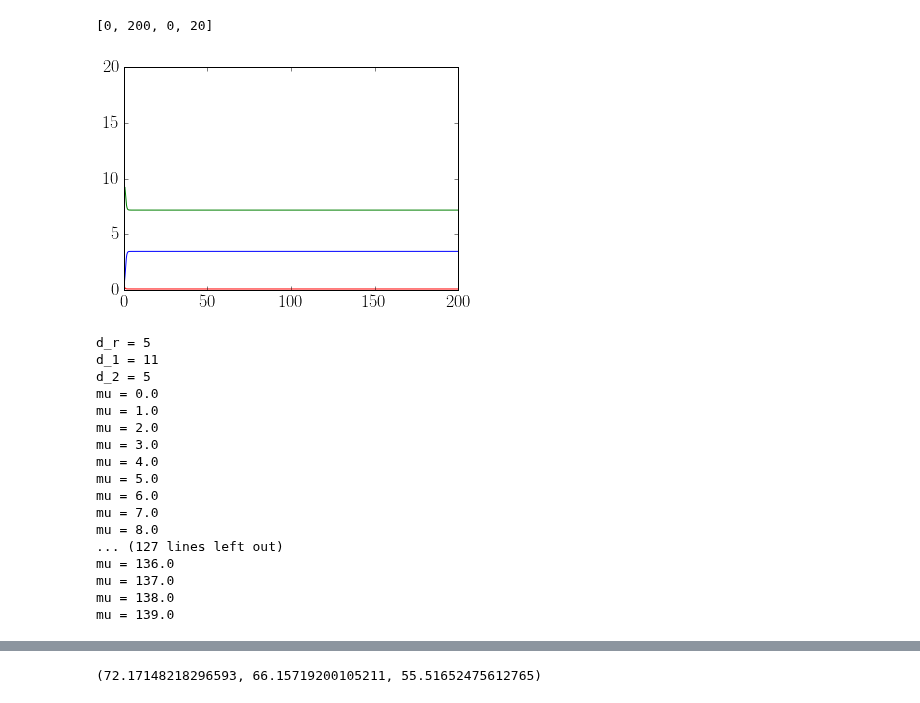
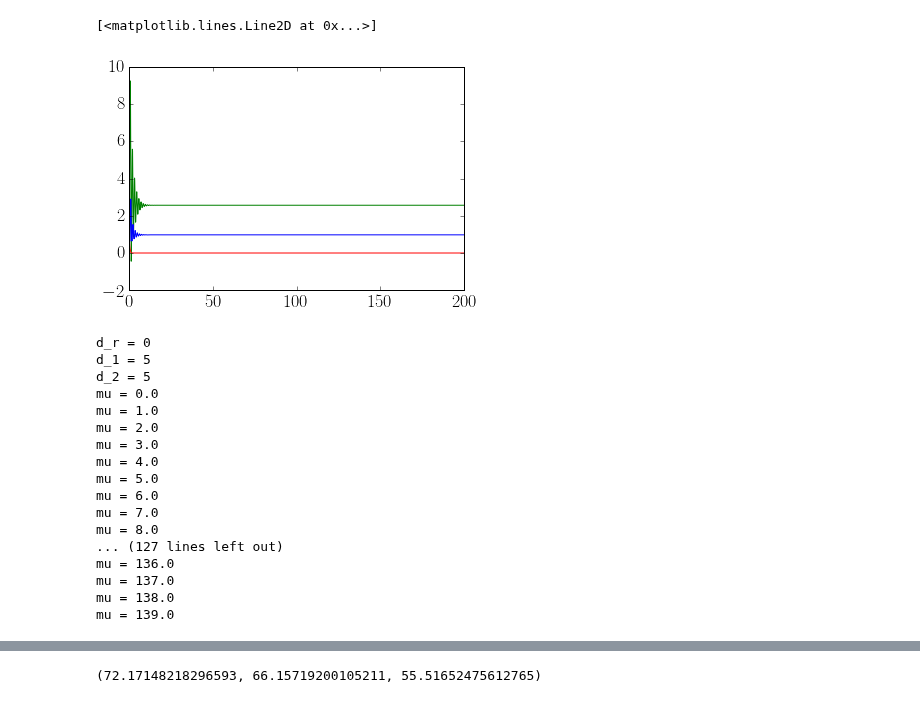
Before and after one commit to reand705/IGP, a Jupyter notebook: Var_Method_IGP.ipynb, the cells around one changed output, grey strips where cells are left out. Drawn from its saved outputs; the diff is of its cells as text; code cells hidden in the pictures.

```diff
--- a/Var_Method_IGP.ipynb
+++ b/Var_Method_IGP.ipynb
@@ -32,10 +32,24 @@ N = 2000
 # %%
 #Populações Iniciais
 def init():
-    b10 = 1.0
-    a10 = 1.0
-    a20 = 1.0
-    return b10, a10, a20
+
+    #recurso difunde
+    if d_r > 0:
+
+        b10 = 1.0
+        a10 = 1.0
+        a20 = 1.0
+        return b10, a10, a20
+
+        #recurso não difunde
+    elif d_r == 0:
+
+        b10 = 2.0
+        b20 = 0.0
+        a10 = 1.0
+        a20 = 1.0
+
+        return b10, b20, a10, a20
 # %%
 #lado direito das edos
 def ddt(y, t):
@@ -68,10 +104,10 @@ def mu_3():
         return (3*np.pi**2)*(m + d_2)*((m+d_2)/(m*gamma) - 1 - d_1)/(32*m*gamma*alpha) + (3*np.pi**2)*(m + d_2)*(phi+d_r)/(32*m*gamma)
 # %%
 #Integre aqui
-d_r = 5
+d_r = 0
 d_1 = 5
 d_2 = 5
-mu = 51
+mu = 30
 m = 1.0
 gamma = 0.5
 alpha = 1
@@ -79,26 +115,33 @@ beta = 1
 phi = 1.0
 t = np.linspace(0,Tmax,N)
 #pop inicial
-B10,A10,A20 = init()
-y0 = np.r_[B10,A10,A20]
+if d_r > 0:
+    B10,A10,A20 = init()
+    y0 = np.r_[B10,A10,A20]
+
+elif d_r == 0:
+    B10,B20,A10,A20 = init()
+    y0 = np.r_[B10,B20,A10,A20]
+
 sol = scipy.integrate.odeint(ddt,y0,t)
 sol = np.array(sol)
 # %%
 np.shape(sol)
 B1 = sol[:,0]
-A1 = sol[:,1]
-A2 = sol[:,2]
-plt.plot(t,B1, color = 'green')
+B2 = sol[:,1]
+A1 = sol[:,2]
+A2 = sol[:,3]
+plt.plot(t,B1 - B2, color = 'green')
 plt.plot(t,A1, color = 'blue')
 plt.plot(t,A2, color = 'red')
-plt.axis([0,Tmax,0,20])
+#plt.axis([0,Tmax,0,20])
 # %% [output]
-[0, 200, 0, 20]
+[<matplotlib.lines.Line2D at 0x...>]
-[figure, old version]
+[figure, new version]
 # %%
 #Faça para vários dR, d1, d2
-DR = [5]
-D1 = [11]
+DR = [0]
+D1 = [5]
 D2 = [5]
 MU = [0.0 + i for i in range(0,140)]
 t = np.linspace(0,Tmax,N)
@@ -108,8 +151,8 @@ alpha = 1
 beta = 1
 phi = 1.0
 #pop inicial
-B10,A10,A20 = init()
-y0 = np.r_[B10,A10,A20]
+B10,B20,A10,A20 = init()
+y0 = np.r_[B10,B20,A10,A20]
 for d_r in DR:
     print("d_r = " + str(d_r))
     for d_1 in D1:
@@ -123,8 +166,8 @@ for d_r in DR:
                 np.save('Var_Method_IGP_dR=%.3f,d1=%.3f,d2=%.3f,mu=%.3f,alpha=%.3f,gamma=%.3f,beta=%.f,phi=%.3f,m=%.3f'
                         % (d_r,d_1,d_2,mu,alpha,gamma,beta,phi,m),sol)
 # %% [output]
-d_r = 5
-d_1 = 11
+d_r = 0
+d_1 = 5
 d_2 = 5
 mu = 0.0
 mu = 1.0
```
Also changed, not shown: parts of 3 cells of this notebook, 1 other file.
